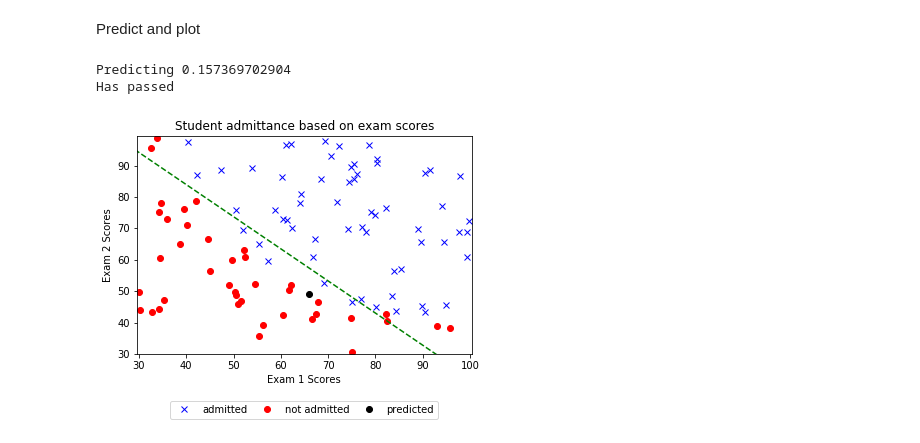
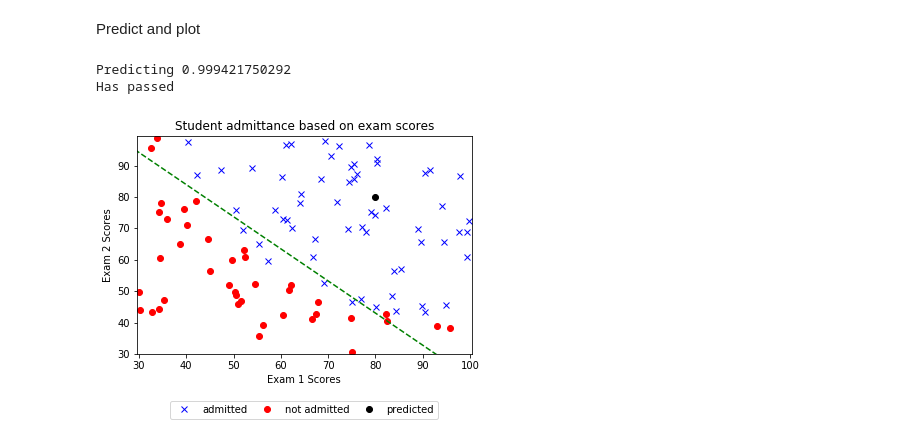
Before and after one commit to imtoobose/mlclass, a Jupyter notebook: Logistic Regression.ipynb, the cells around one changed output. Drawn from its saved outputs; the diff is of its cells as text; code cells hidden in the pictures.

Commit message:
Fix prediction result

```diff
--- a/Logistic Regression.ipynb
+++ b/Logistic Regression.ipynb
@@ -123,38 +123,39 @@ def predict(X):
 # %% [markdown]
 Predict and plot
 # %%
-prediction = predict([66, 49])
+find_pred = [80, 80]
+prediction = predict(find_pred)
 print 'Predicting', prediction
 
-if prediction > 0:
+if prediction > 0.5:
     print 'Has passed'
 else:
     print 'Has failed'
 
 x_min, x_max = x[:, 0].min() - .5, x[:, 0].max() + .5
 y_min, y_max = x[:, 1].min() - .5, x[:, 1].max() + .5
 xx, yy = np.meshgrid(np.linspace(x_min, x_max, 50),
                      np.linspace(y_min, y_max, 50))
 
 plt.title('Student admittance based on exam scores')
 plt.plot(pos[:, 0], pos[:, 1], 'bx', label='admitted')
 plt.plot(neg[:, 0], neg[:, 1], 'ro', label='not admitted')
 plt.xlabel('Exam 1 Scores')
 plt.ylabel('Exam 2 Scores')
 
 Xaxis = np.arange(0, 100)
 Y = -(thetasopt[0] + Xaxis*thetasopt[1])/(thetasopt[2])
 
 plt.xlim(xx.min(), xx.max())
 plt.ylim(yy.min(), yy.max())
 
 plt.plot(Y, 'g--')
-plt.plot(66, 49, 'ko', label='predicted')
+plt.plot(find_pred[0], find_pred[1], 'ko', label='predicted')
 
 plt.legend(bbox_to_anchor=(.1, -.3, .8, -.3), loc=3,
                ncol=3, mode="expand", borderaxespad=0.)
 plt.show()
 # %% [output]
-Predicting 0.157369702904
+Predicting 0.999421750292
 Has passed
-[figure, old version]
+[figure, new version]
```
